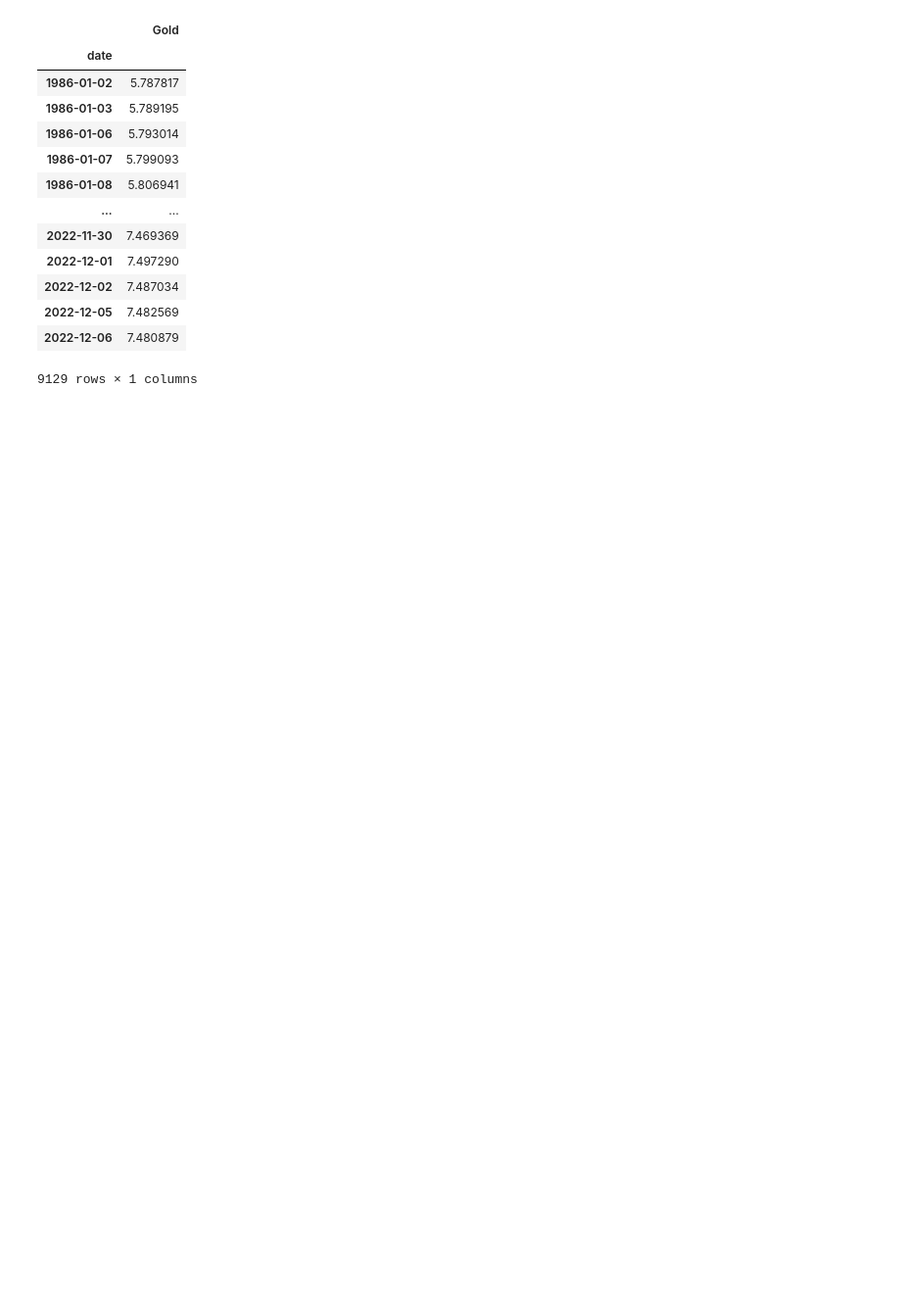
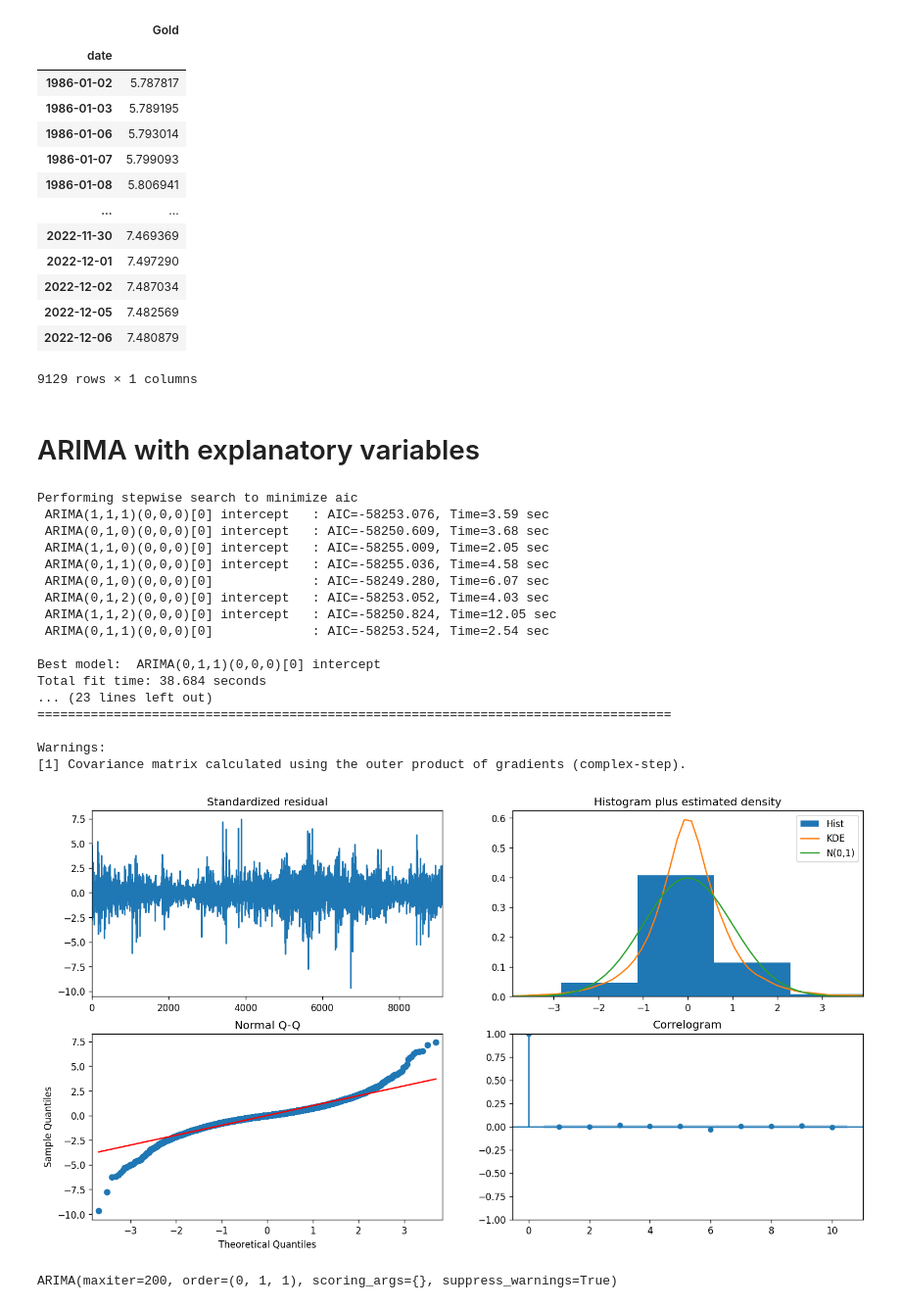
Before and after one commit to maxbranting/gold-forecast, a Jupyter notebook: Models/Price/ARIMA.ipynb, the cells around one changed output. Shown at 98% size. Cells and saved outputs as stored; diff of their text form; code cells hidden in the pictures; blank space fills up the shorter version.

Commit message:
multivariate arima

```diff
--- a/Models/Price/ARIMA.ipynb
+++ b/Models/Price/ARIMA.ipynb
@@ -132,14 +163,17 @@ df_log
 | 2023-01-05 | 7.514255 |
 | 2023-01-06 | 7.524129 |
 9149 rows × 1 columns
+# %%
+y = df_log['Gold']
+X = df_log.drop('Gold', axis=1)
 # %%
-train_data, test_data =  df_log[:-20], df_log[-20:]
+X_train, X_test, y_train, y_test=  X[:-20], X[-20:], y[:-20], y[-20:]
 plt.figure(figsize=(10,6))
 plt.grid(True)
 plt.xlabel('Dates')
 plt.ylabel('Closing Prices')
-plt.plot(df_log, 'green', label='Train data')
-plt.plot(test_data, 'blue', label='Test data')
+plt.plot(y_train, 'green', label='Train data')
+plt.plot(y_test, 'blue', label='Test data')
 plt.legend()
 # %% [output]
 <matplotlib.legend.Legend at 0x...>
@@ -311,3 +350,49 @@ train_data
 | 2022-12-05 | 7.482569 |
 | 2022-12-06 | 7.480879 |
 9129 rows × 1 columns
+# %% [markdown]
+# ARIMA with explanatory variables
+# %%
+gp_autoARIMA = auto_arima(y=y_train, X=X_train,
+                      start_p=1,
+                      start_q=1,
+                      test='adf',       # use adftest to find optimal 'd'
+                      max_p=6,
+                      max_q=6,          # maximum p and q
+                      m=7,             # frequency of series
+                      d=None,           # let model determine 'd'
+                      seasonal=False,   # No Seasonality
+                      start_P=0,
+                      max_P=2,
+                      #max_D=2,
+                      max_Q=2,
+                      max_d=2,
+                      D=0,
+                      trace=True,
+                      error_action='ignore',
+                      suppress_warnings=True,
+                      stepwise=True,
+                      maxiter=200,
+                      scoring='mse')
+print(gp_autoARIMA.summary())
+gp_autoARIMA.plot_diagnostics(figsize=(15,8))
+plt.show()
+# %% [output]
+Performing stepwise search to minimize aic
+ ARIMA(1,1,1)(0,0,0)[0] intercept   : AIC=-58253.076, Time=3.59 sec
+ ARIMA(0,1,0)(0,0,0)[0] intercept   : AIC=-58250.609, Time=3.68 sec
+ ARIMA(1,1,0)(0,0,0)[0] intercept   : AIC=-58255.009, Time=2.05 sec
+ ARIMA(0,1,1)(0,0,0)[0] intercept   : AIC=-58255.036, Time=4.58 sec
+ ARIMA(0,1,0)(0,0,0)[0]             : AIC=-58249.280, Time=6.07 sec
+ ARIMA(0,1,2)(0,0,0)[0] intercept   : AIC=-58253.052, Time=4.03 sec
+ ARIMA(1,1,2)(0,0,0)[0] intercept   : AIC=-58250.824, Time=12.05 sec
+ ARIMA(0,1,1)(0,0,0)[0]             : AIC=-58253.524, Time=2.54 sec
+
+Best model:  ARIMA(0,1,1)(0,0,0)[0] intercept
+Total fit time: 38.684 seconds
+... (23 lines left out)
+===================================================================================
+
+Warnings:
+[1] Covariance matrix calculated using the outer product of gradients (complex-step).
+[figure, added]
@@ -313,0 +401,4 @@ train_data
+# %%
+model1
+# %% [output]
+ARIMA(maxiter=200, order=(0, 1, 1), scoring_args={}, suppress_warnings=True)
```
Also changed, not shown: parts of 19 cells of this notebook.
